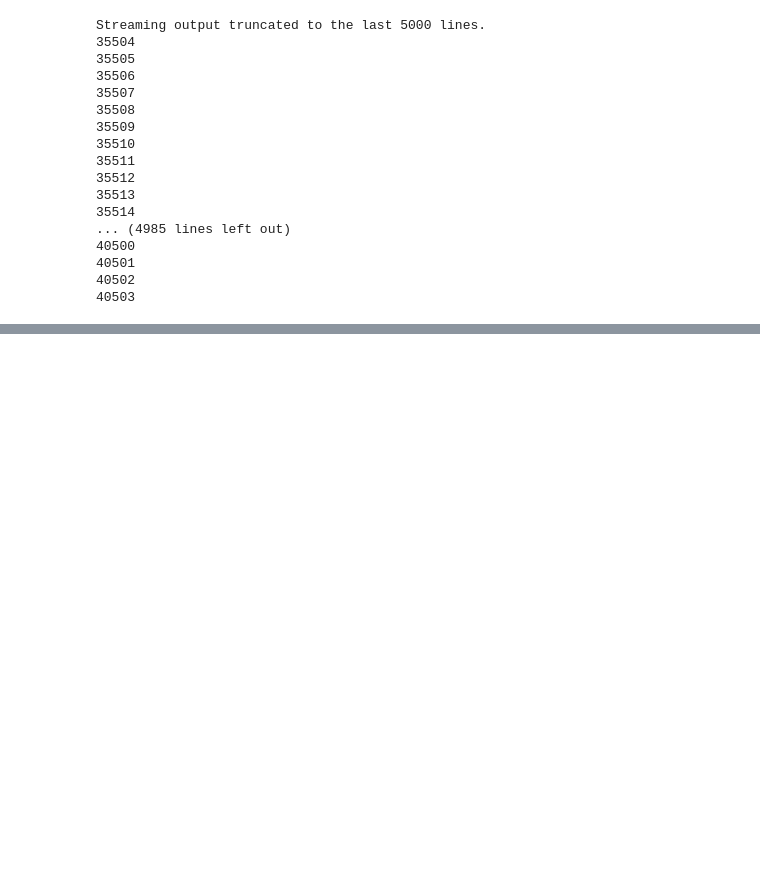
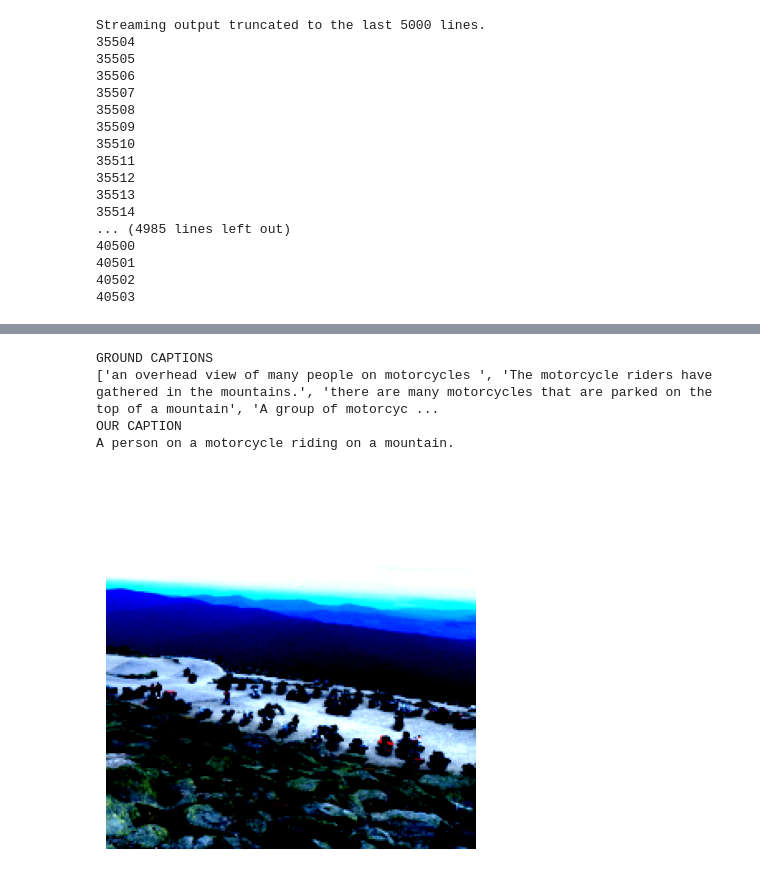
Before and after one commit to oops-moment/SMAI-SEM6, a Jupyter notebook: rollnumber_A1/rollnumber_A1_Q2/Q2.ipynb, the cells around one changed output, grey strips where cells are left out. Drawn from its saved outputs; the diff is of its cells as text; code cells hidden in the pictures; blank space fills up the shorter version.

```diff
--- a/rollnumber_A1/rollnumber_A1_Q2/Q2.ipynb
+++ b/rollnumber_A1/rollnumber_A1_Q2/Q2.ipynb
@@ -409,0 +466,22 @@ Accuracy (v2): 0.28449150762621117
+# %%
+import matplotlib.pyplot as plt
+import torchvision.transforms as transforms
+
+
+imagee_tensor1,actual_captions1=coco_dset[3020]
+img_array1 = imagee_tensor1.numpy()
+
+# If the image tensor is in CHW format (channels, height, width), transpose it to HWC format
+if img_array1.shape[0] == 3:
+    img_array = img_array1.transpose(1, 2, 0)
+print("GROUND CAPTIONS")
+print(knn_results[3020]['ground_captions'])
+print("OUR CAPTION")
+print(knn_results[3020]['our_caption'])
+# Create a plot
+plt.imshow(img_array)
+plt.axis('off')
+
+# Show the plot
+plt.show()
+# %% [output]
@@ -409,0 +489,5 @@ Accuracy (v2): 0.28449150762621117
+GROUND CAPTIONS
+['an overhead view of many people on motorcycles ', 'The motorcycle riders have gathered in the mountains.', 'there are many motorcycles that are parked on the top of a mountain', 'A group of motorcyc ...
+OUR CAPTION
+A person on a motorcycle riding on a mountain.
+[figure, added]
```
Also changed, not shown: parts of 17 cells of this notebook, 1 other file.
